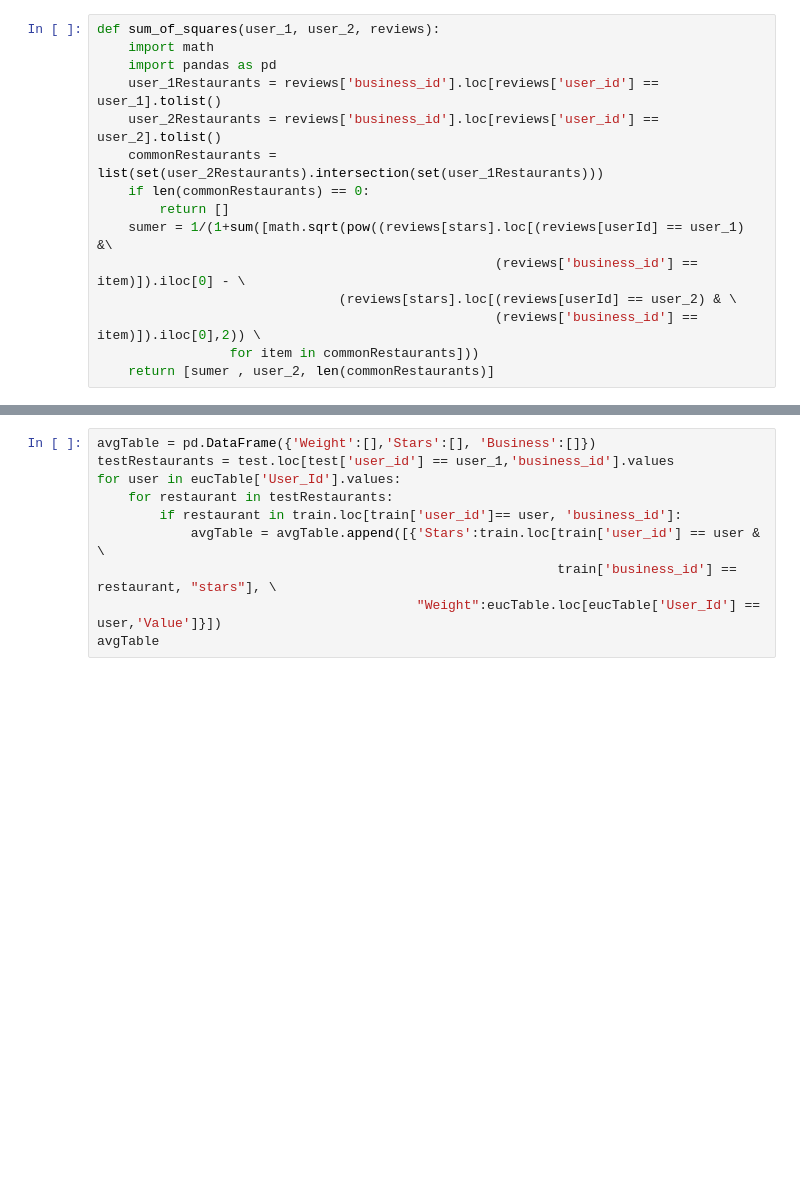
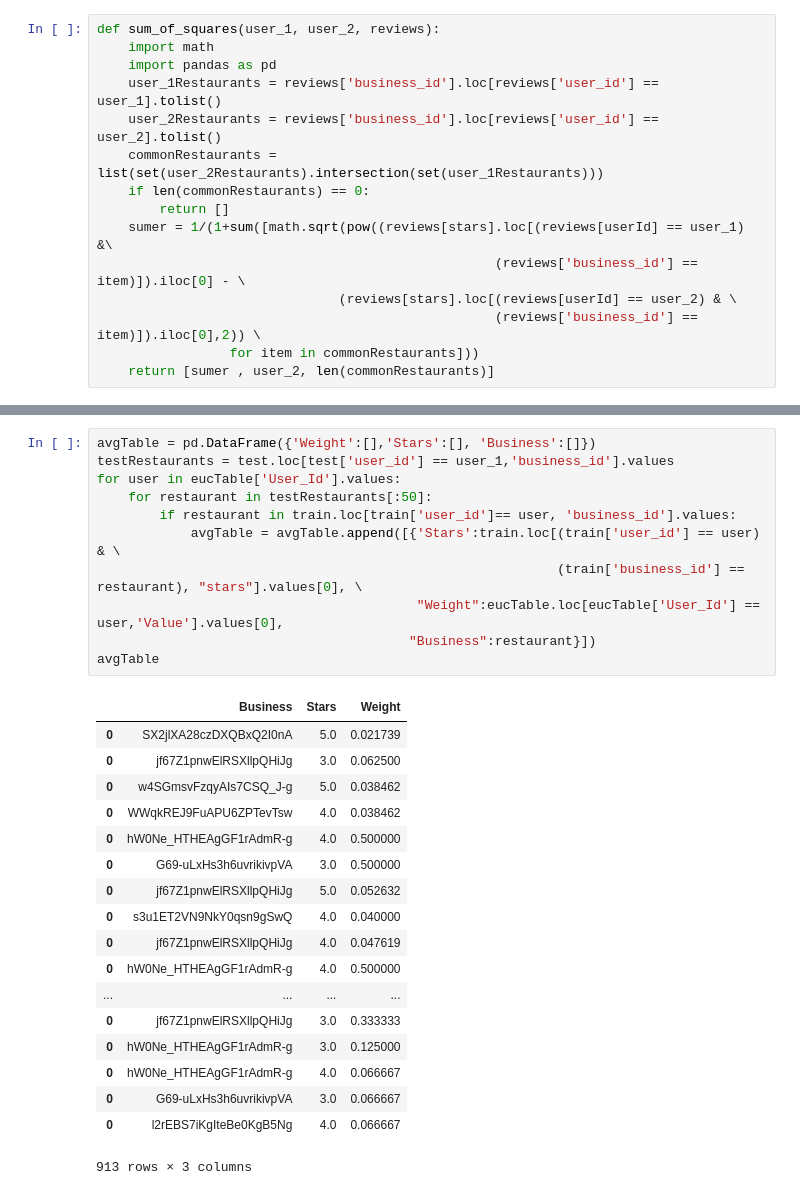
Before and after one commit to nycdatasci/bootcamp007_project, a Jupyter notebook: Project5-Capstone/JordanWaters/recommender_tester.ipynb, the cells around one changed output, grey strips where cells are left out. Drawn from its saved outputs; the diff is of its cells as text; blank space fills up the shorter version.

```diff
--- a/Project5-Capstone/JordanWaters/recommender_tester.ipynb
+++ b/Project5-Capstone/JordanWaters/recommender_tester.ipynb
@@ -150,10 +178,30 @@ eucTable.sort_values(by='Value', ascending= False)
 # %%
 avgTable = pd.DataFrame({'Weight':[],'Stars':[], 'Business':[]})
 testRestaurants = test.loc[test['user_id'] == user_1,'business_id'].values
 for user in eucTable['User_Id'].values:
-    for restaurant in testRestaurants:
-        if restaurant in train.loc[train['user_id']== user, 'business_id']:
-            avgTable = avgTable.append([{'Stars':train.loc[train['user_id'] == user & \
-                                                           train['business_id'] == restaurant, "stars"], \
-                                         "Weight":eucTable.loc[eucTable['User_Id'] == user,'Value']}])
+    for restaurant in testRestaurants[:50]:
+        if restaurant in train.loc[train['user_id']== user, 'business_id'].values:
+            avgTable = avgTable.append([{'Stars':train.loc[(train['user_id'] == user) & \
+                                                           (train['business_id'] == restaurant), "stars"].values[0], \
+                                         "Weight":eucTable.loc[eucTable['User_Id'] == user,'Value'].values[0],
+                                        "Business":restaurant}])
 avgTable
+# %% [output]
+|  | Business | Stars | Weight |
+| 0 | SX2jlXA28czDXQBxQ2I0nA | 5.0 | 0.021739 |
+| 0 | jf67Z1pnwElRSXllpQHiJg | 3.0 | 0.062500 |
+| 0 | w4SGmsvFzqyAIs7CSQ_J-g | 5.0 | 0.038462 |
+| 0 | WWqkREJ9FuAPU6ZPTevTsw | 4.0 | 0.038462 |
+| 0 | hW0Ne_HTHEAgGF1rAdmR-g | 4.0 | 0.500000 |
+| 0 | G69-uLxHs3h6uvrikivpVA | 3.0 | 0.500000 |
+| 0 | jf67Z1pnwElRSXllpQHiJg | 5.0 | 0.052632 |
+| 0 | s3u1ET2VN9NkY0qsn9gSwQ | 4.0 | 0.040000 |
+| 0 | jf67Z1pnwElRSXllpQHiJg | 4.0 | 0.047619 |
+| 0 | hW0Ne_HTHEAgGF1rAdmR-g | 4.0 | 0.500000 |
+| ... | ... | ... | ... |
+| 0 | jf67Z1pnwElRSXllpQHiJg | 3.0 | 0.333333 |
+| 0 | hW0Ne_HTHEAgGF1rAdmR-g | 3.0 | 0.125000 |
+| 0 | hW0Ne_HTHEAgGF1rAdmR-g | 4.0 | 0.066667 |
+| 0 | G69-uLxHs3h6uvrikivpVA | 3.0 | 0.066667 |
+| 0 | l2rEBS7iKgIteBe0KgB5Ng | 4.0 | 0.066667 |
+913 rows × 3 columns
```
Also changed, not shown: parts of 32 cells of this notebook, 1 other file.
